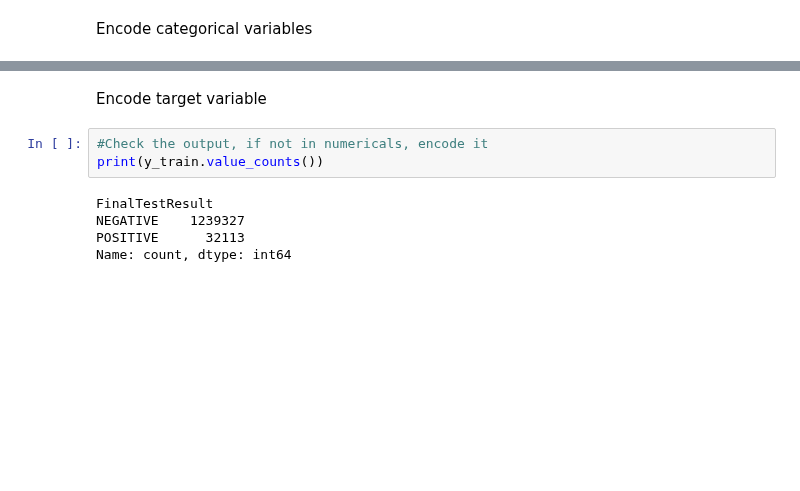
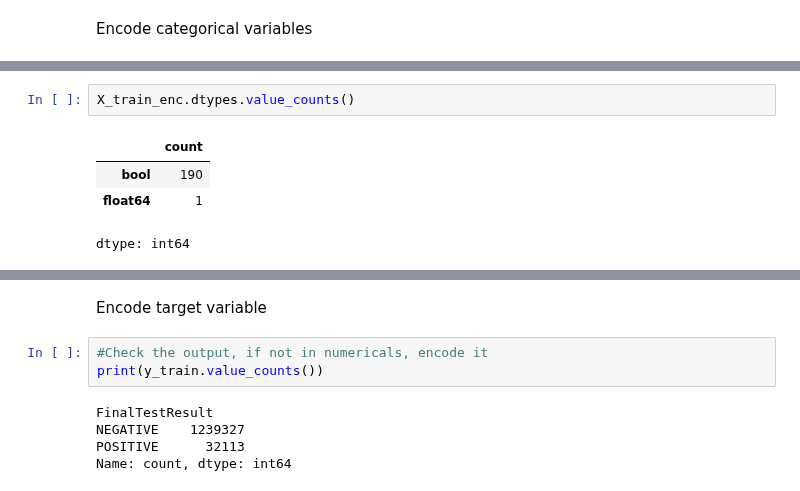
Before and after one commit to FridaOyucho/HTS-Model-, a Jupyter notebook: xGBoostModel.ipynb, the cells around one changed output, grey strips where cells are left out. Drawn from its saved outputs; the diff is of its cells as text; blank space fills up the shorter version.

```diff
--- a/xGBoostModel.ipynb
+++ b/xGBoostModel.ipynb
@@ -56,0 +165,7 @@ for col in X_train_enc.columns:
+# %%
+X_train_enc.dtypes.value_counts()
+# %% [output]
+|  | count |
+| bool | 190 |
+| float64 | 1 |
+dtype: int64
```
Also changed, not shown: parts of 21 cells of this notebook.
